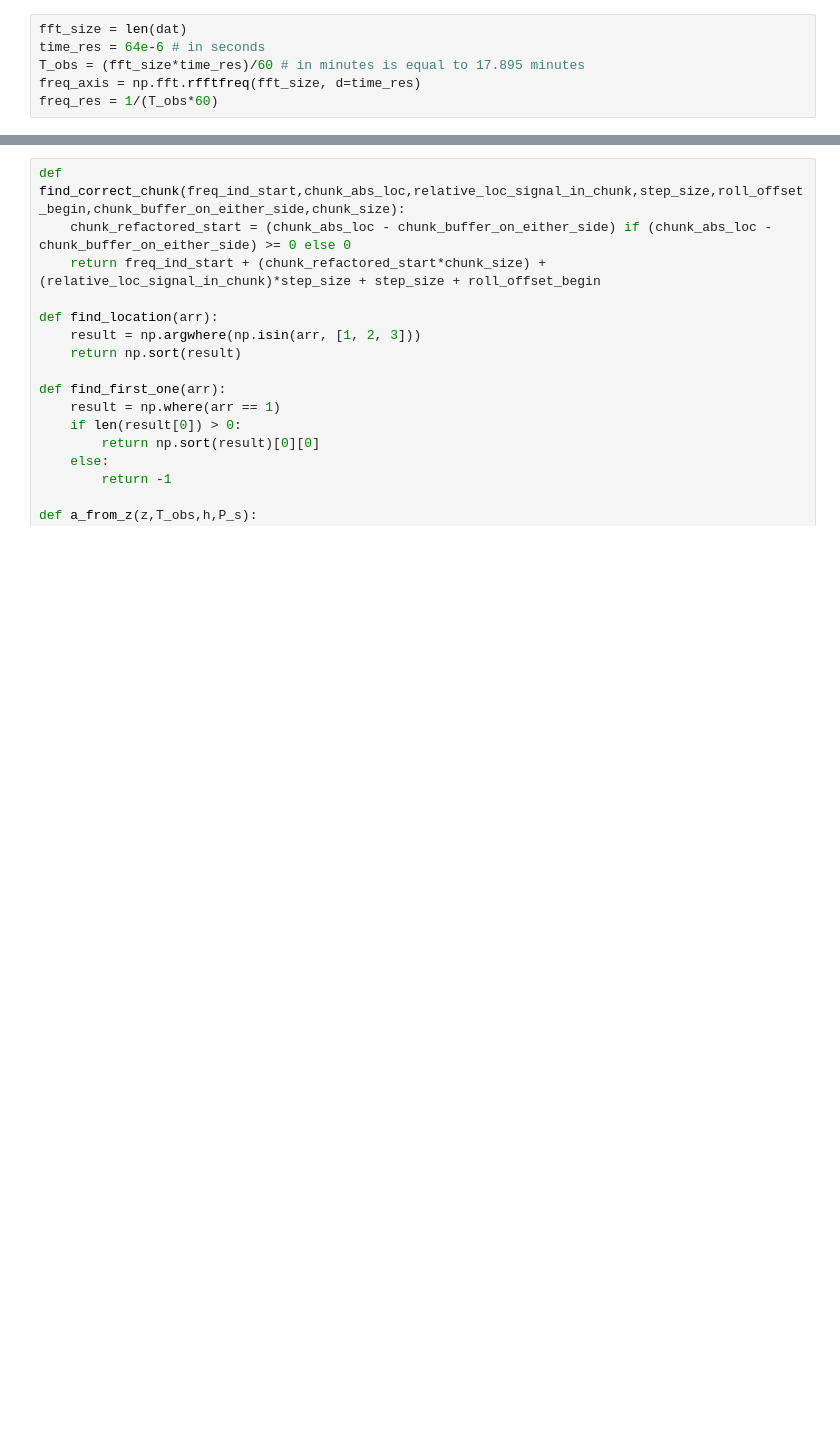
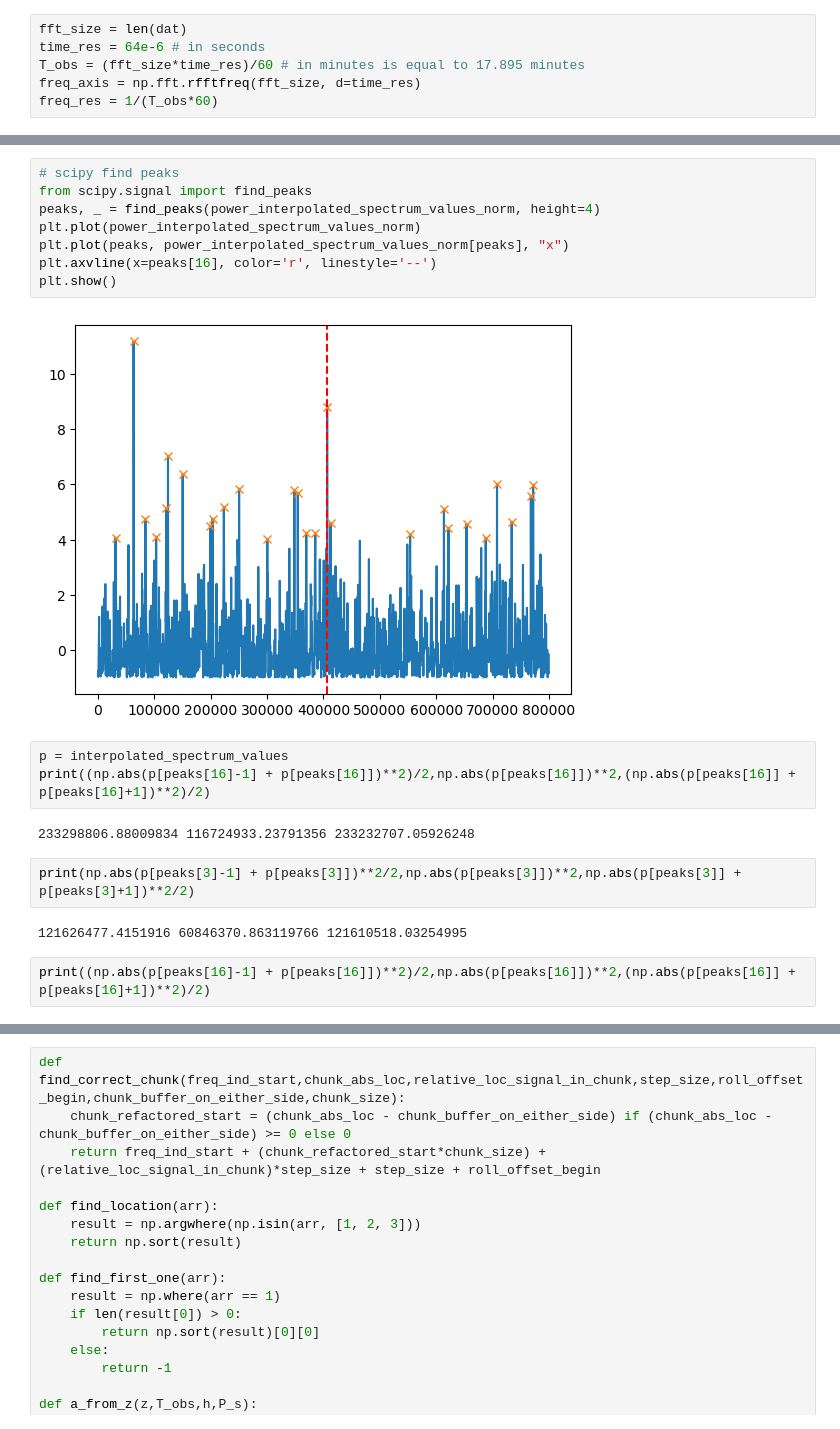
Before and after one commit to abhinav70113/binaryML, a Jupyter notebook: PulsarNet.ipynb, the cells around one changed output, grey strips where cells are left out. Saved outputs shown, nothing was run; the diff lists cells and outputs as text; blank space fills up the shorter version.

```diff
--- a/PulsarNet.ipynb
+++ b/PulsarNet.ipynb
@@ -33,0 +74,21 @@ freq_res = 1/(T_obs*60)
+# %%
+# scipy find peaks
+from scipy.signal import find_peaks
+peaks, _ = find_peaks(power_interpolated_spectrum_values_norm, height=4)
+plt.plot(power_interpolated_spectrum_values_norm)
+plt.plot(peaks, power_interpolated_spectrum_values_norm[peaks], "x")
+plt.axvline(x=peaks[16], color='r', linestyle='--')
+plt.show()
+# %% [output]
+[figure, added]
+# %%
+p = interpolated_spectrum_values
+print((np.abs(p[peaks[16]-1] + p[peaks[16]])**2)/2,np.abs(p[peaks[16]])**2,(np.abs(p[peaks[16]] + p[peaks[16]+1])**2)/2)
+# %% [output]
+233298806.88009834 116724933.23791356 233232707.05926248
+# %%
+print(np.abs(p[peaks[3]-1] + p[peaks[3]])**2/2,np.abs(p[peaks[3]])**2,np.abs(p[peaks[3]] + p[peaks[3]+1])**2/2)
+# %% [output]
+121626477.4151916 60846370.863119766 121610518.03254995
+# %%
+print((np.abs(p[peaks[16]-1] + p[peaks[16]])**2)/2,np.abs(p[peaks[16]])**2,(np.abs(p[peaks[16]] + p[peaks[16]+1])**2)/2)
```
Also changed, not shown: parts of 38 cells of this notebook, 27 other files.
